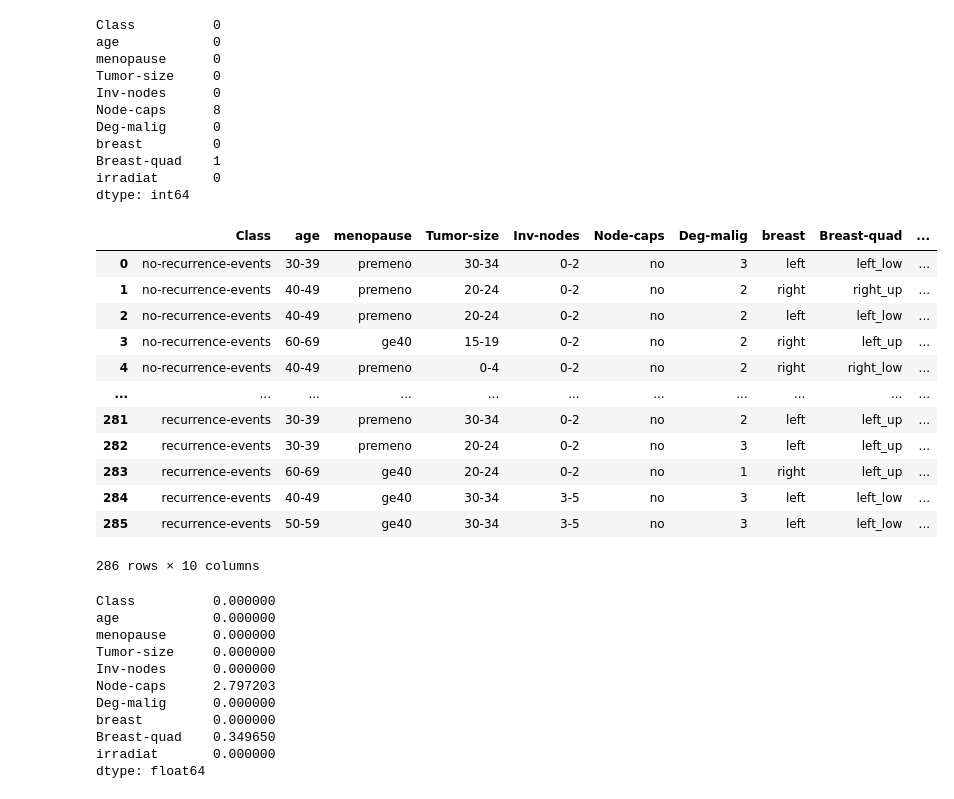
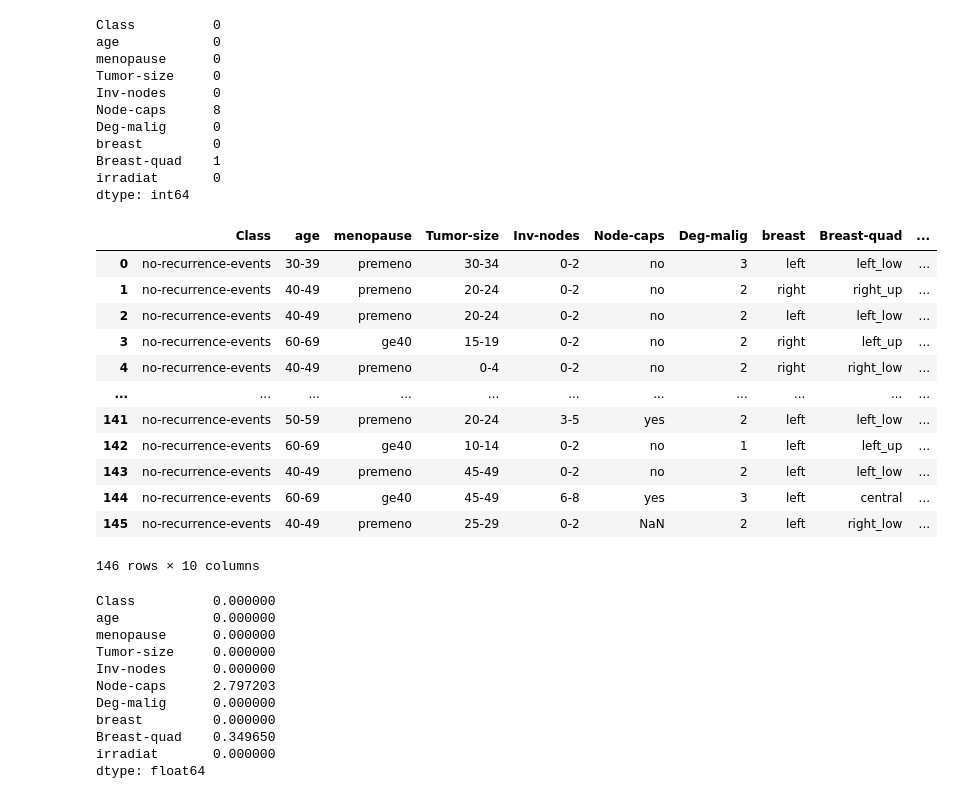
Before and after one commit to ckarczewski/analiza-danych-cancer, a Jupyter notebook: Untitled.ipynb, the cells around one changed output. Cells and saved outputs as stored; diff of their text form; code cells hidden in the pictures.

```diff
--- a/Untitled.ipynb
+++ b/Untitled.ipynb
@@ -79,7 +79,7 @@ print(data)
 
 [286 rows x 10 columns]
 # %%
-data=data.replace('?',np.NaN)
+data=data.replace('?',np.nan)
 data.isnull().sum()
 # %% [output]
 Class          0
@@ -94,21 +94,21 @@ Breast-quad    1
 irradiat       0
 dtype: int64
 # %%
-data.loc[0:285,:]
+data.loc[0:145,:]
 # %% [output]
 |  | Class | age | menopause | Tumor-size | Inv-nodes | Node-caps | Deg-malig | breast | Breast-quad | ... |
 | 0 | no-recurrence-events | 30-39 | premeno | 30-34 | 0-2 | no | 3 | left | left_low | ... |
 | 1 | no-recurrence-events | 40-49 | premeno | 20-24 | 0-2 | no | 2 | right | right_up | ... |
 | 2 | no-recurrence-events | 40-49 | premeno | 20-24 | 0-2 | no | 2 | left | left_low | ... |
 | 3 | no-recurrence-events | 60-69 | ge40 | 15-19 | 0-2 | no | 2 | right | left_up | ... |
 | 4 | no-recurrence-events | 40-49 | premeno | 0-4 | 0-2 | no | 2 | right | right_low | ... |
 | ... | ... | ... | ... | ... | ... | ... | ... | ... | ... | ... |
-| 281 | recurrence-events | 30-39 | premeno | 30-34 | 0-2 | no | 2 | left | left_up | ... |
-| 282 | recurrence-events | 30-39 | premeno | 20-24 | 0-2 | no | 3 | left | left_up | ... |
-| 283 | recurrence-events | 60-69 | ge40 | 20-24 | 0-2 | no | 1 | right | left_up | ... |
-| 284 | recurrence-events | 40-49 | ge40 | 30-34 | 3-5 | no | 3 | left | left_low | ... |
-| 285 | recurrence-events | 50-59 | ge40 | 30-34 | 3-5 | no | 3 | left | left_low | ... |
+| 141 | no-recurrence-events | 50-59 | premeno | 20-24 | 3-5 | yes | 2 | left | left_low | ... |
+| 142 | no-recurrence-events | 60-69 | ge40 | 10-14 | 0-2 | no | 1 | left | left_up | ... |
+| 143 | no-recurrence-events | 40-49 | premeno | 45-49 | 0-2 | no | 2 | left | left_low | ... |
+| 144 | no-recurrence-events | 60-69 | ge40 | 45-49 | 6-8 | yes | 3 | left | central | ... |
+| 145 | no-recurrence-events | 40-49 | premeno | 25-29 | 0-2 | NaN | 2 | left | right_low | ... |
-286 rows × 10 columns
+146 rows × 10 columns
 # %%
 data.isnull().mean() * 100
 # %% [output]
```
Also changed, not shown: parts of 13 cells of this notebook.
